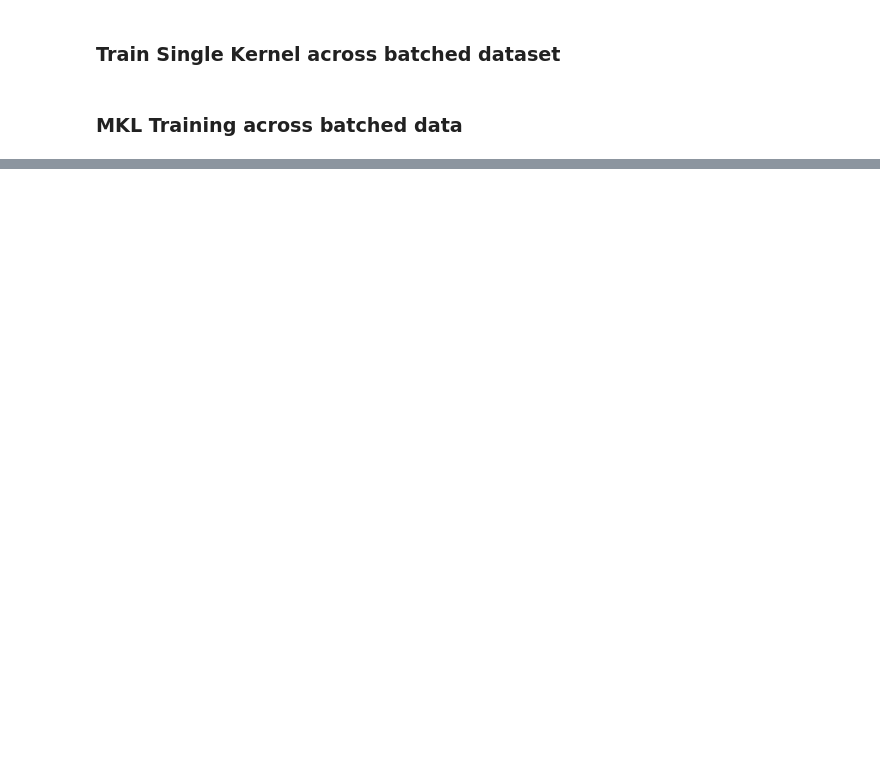
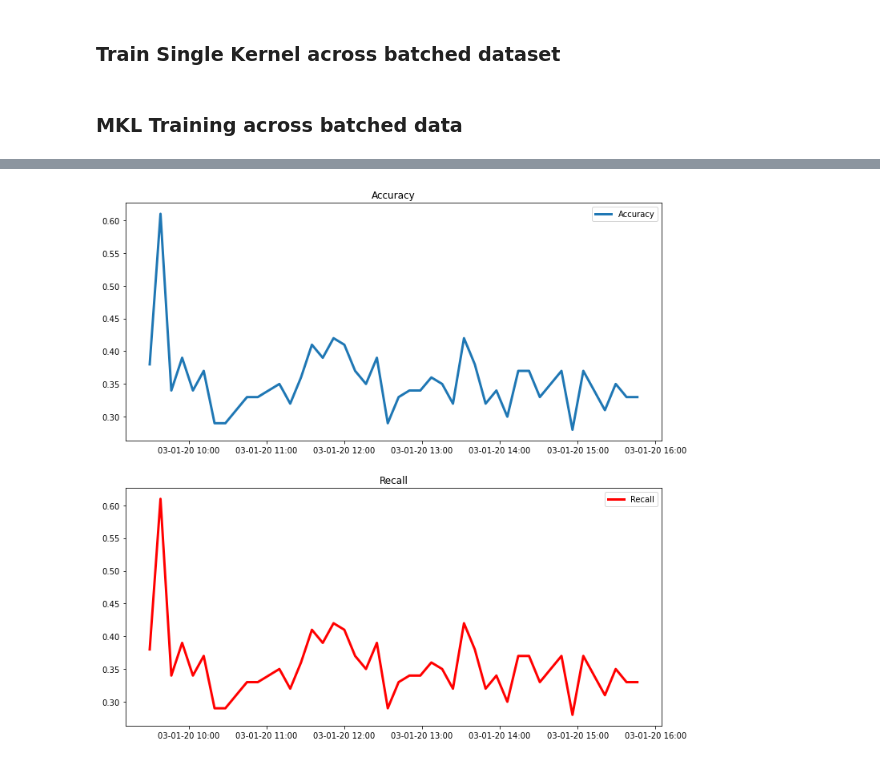
Before and after one commit to jasonbohne123/Kernel_Learning, a Jupyter notebook: LOB_Analysis/mkl_lob.ipynb, the cells around one changed output, grey strips where cells are left out. Drawn from its saved outputs; the diff is of its cells as text; code cells hidden in the pictures; blank space fills up the shorter version.

Commit message:
partition by date

```diff
--- a/LOB_Analysis/mkl_lob.ipynb
+++ b/LOB_Analysis/mkl_lob.ipynb
@@ -193,0 +245,2 @@ axis[1].xaxis.set_major_formatter(xfmt)
+# %%
+batched_estimates=batch_solve_mkl(features,outcomes,5,batch_size,'gaussian',5,verbose=False)
@@ -193,0 +265,4 @@ axis[1].xaxis.set_major_formatter(xfmt)
+# %%
+batch_svm,batch_index=train_svm_batch(batch_data,batched_estimates,'gaussian',5)
+# %%
+evaluation_dict=predict_svm_batch(batch_svm,batch_index,batch_data,batched_estimates,'gaussian',5)
@@ -193,0 +289,17 @@ axis[1].xaxis.set_major_formatter(xfmt)
+# %%
+dts=pd.to_datetime([i for i in evaluation_dict.keys()])
+accuracy=np.array([i['accuracy'] for i in evaluation_dict.values()])
+recall=np.array([i['recall'] for i in evaluation_dict.values()])
+# %%
+fig,axis=plt.subplots(2,1,figsize=(12,12))
+axis[0].plot(dts,accuracy,lw=3,label='Accuracy')
+axis[0].set_title('Accuracy')
+axis[1].plot(dts,recall,lw=3,label='Recall',color='red')
+axis[1].set_title('Recall')
+axis[0].legend()
+axis[1].legend()
+xfmt = DateFormatter('%d-%m-%y %H:%M')
+axis[0].xaxis.set_major_formatter(xfmt)
+axis[1].xaxis.set_major_formatter(xfmt)
+# %% [output]
+[figure, added]
```
Also changed, not shown: parts of 14 cells of this notebook, 3 other files.
